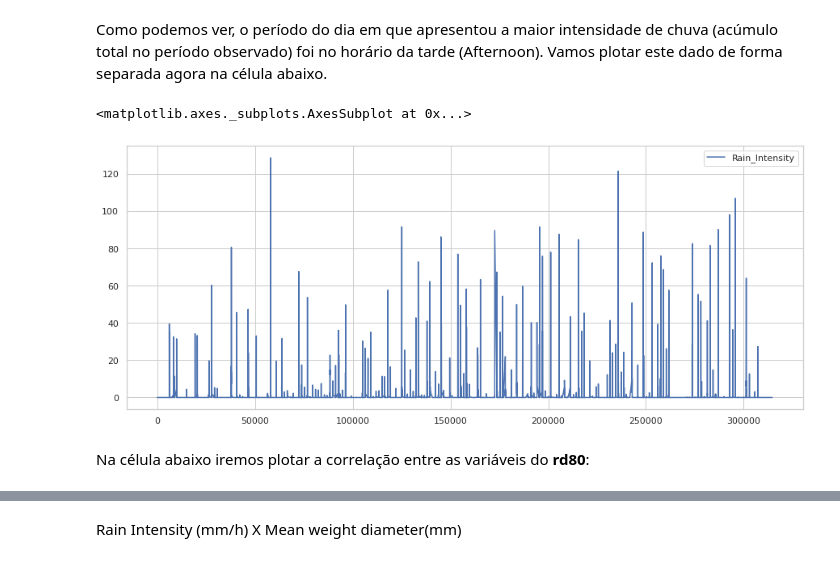
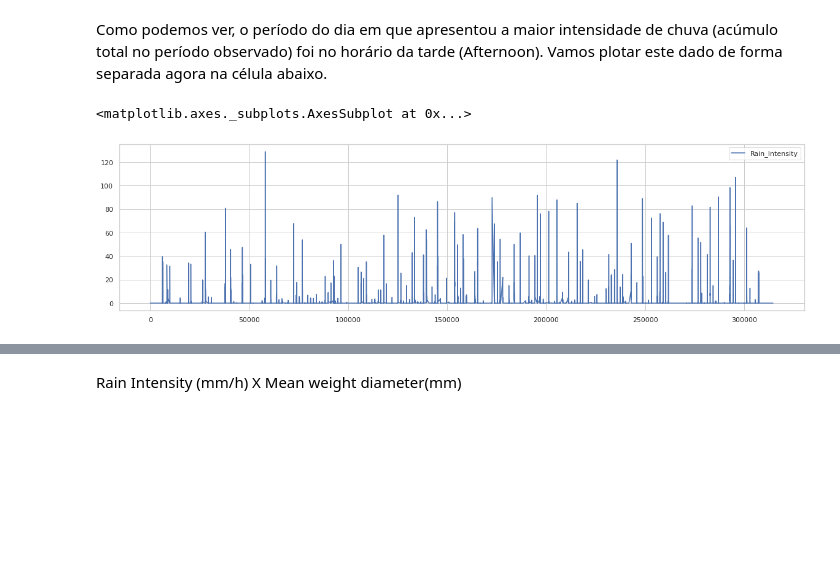
Before and after one commit to lourencocavalcante/Introduction-to-Data-Science, a Jupyter notebook: INPE_CAP394_2022_Atv01_Lourenco.ipynb, the cells around one changed output, grey strips where cells are left out. Cells and saved outputs as stored; diff of their text form; code cells hidden in the pictures; blank space fills up the shorter version.

```diff
--- a/INPE_CAP394_2022_Atv01_Lourenco.ipynb
+++ b/INPE_CAP394_2022_Atv01_Lourenco.ipynb
@@ -316,10 +346,8 @@ Como podemos ver, o período do dia em que apresentou a maior intensidade de chu
 # %%
 #Plotando o acumulado da intensidade da chuva do período da tarde
 
-plt.figure(figsize=(15, 6))
+plt.figure(figsize=(20, 5))
 df_rd80_joss.loc[df_rd80_joss.session == 'Afternoon']['Rain_Intensity'].plot(legend=True)
 # %% [output]
 <matplotlib.axes._subplots.AxesSubplot at 0x...>
-[figure, old version]
+[figure, new version]
-# %% [markdown]
-Na célula abaixo iremos plotar a correlação entre as variáveis do **rd80**:
```
Also changed, not shown: parts of 13 cells of this notebook.
